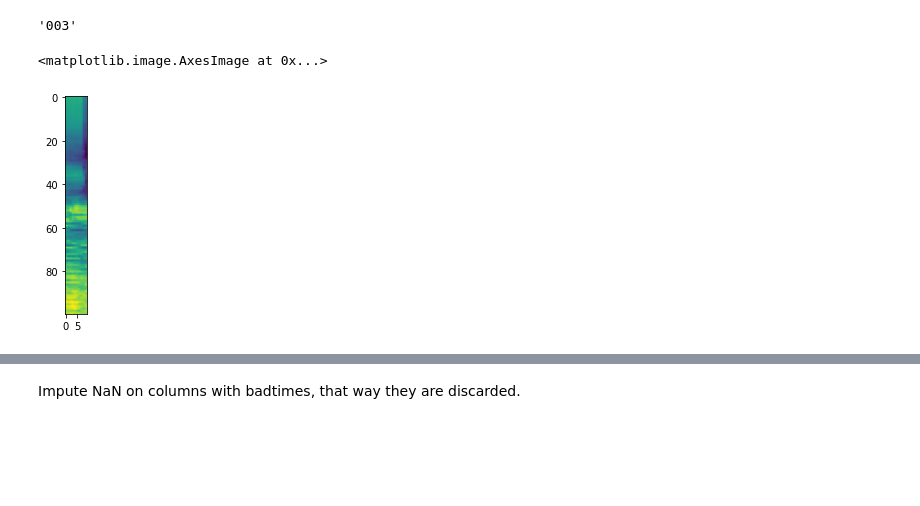
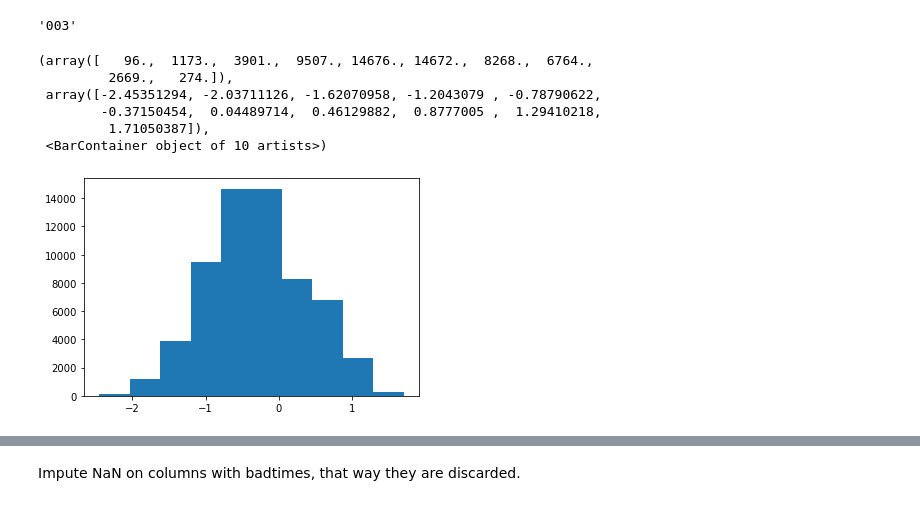
Before and after one commit to gdelfe/Deep_Learning_for_neural_decoding_of_spleep_awake_brain, a Jupyter notebook: notebooks/Load Spectrograms-Accelerated.ipynb, the cells around one changed output, grey strips where cells are left out. Cells and saved outputs as stored; diff of their text form; code cells hidden in the pictures; blank space fills up the shorter version.

```diff
--- a/notebooks/Load Spectrograms-Accelerated.ipynb
+++ b/notebooks/Load Spectrograms-Accelerated.ipynb
@@ -219,8 +219,15 @@ file.split('_')[2].split('.')[0][-3:]
 # %% [output]
 '003'
 # %%
-plt.imshow(np.load('../../data/move/180326_003_62_win2_move.npy')[0].T)
+move = np.load('../../data/move/180326_003_62_win2_move.npy')
-# %% [output]
-<matplotlib.image.AxesImage at 0x...>
-[figure, removed]
+# %%
+plt.hist(move.flatten())
+# %% [output]
+(array([   96.,  1173.,  3901.,  9507., 14676., 14672.,  8268.,  6764.,
+         2669.,   274.]),
+ array([-2.45351294, -2.03711126, -1.62070958, -1.2043079 , -0.78790622,
+        -0.37150454,  0.04489714,  0.46129882,  0.8777005 ,  1.29410218,
+         1.71050387]),
+ <BarContainer object of 10 artists>)
+[figure, added]
 # %%
```
Also changed, not shown: parts of 4 cells of this notebook.
